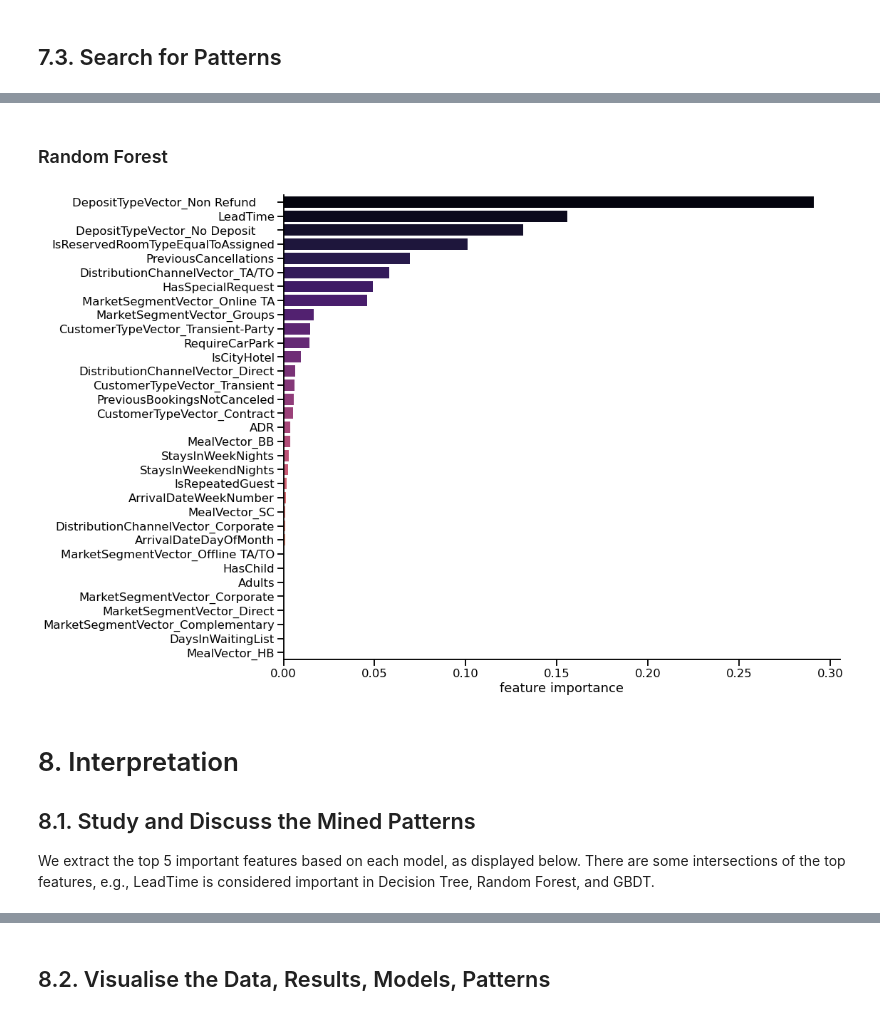
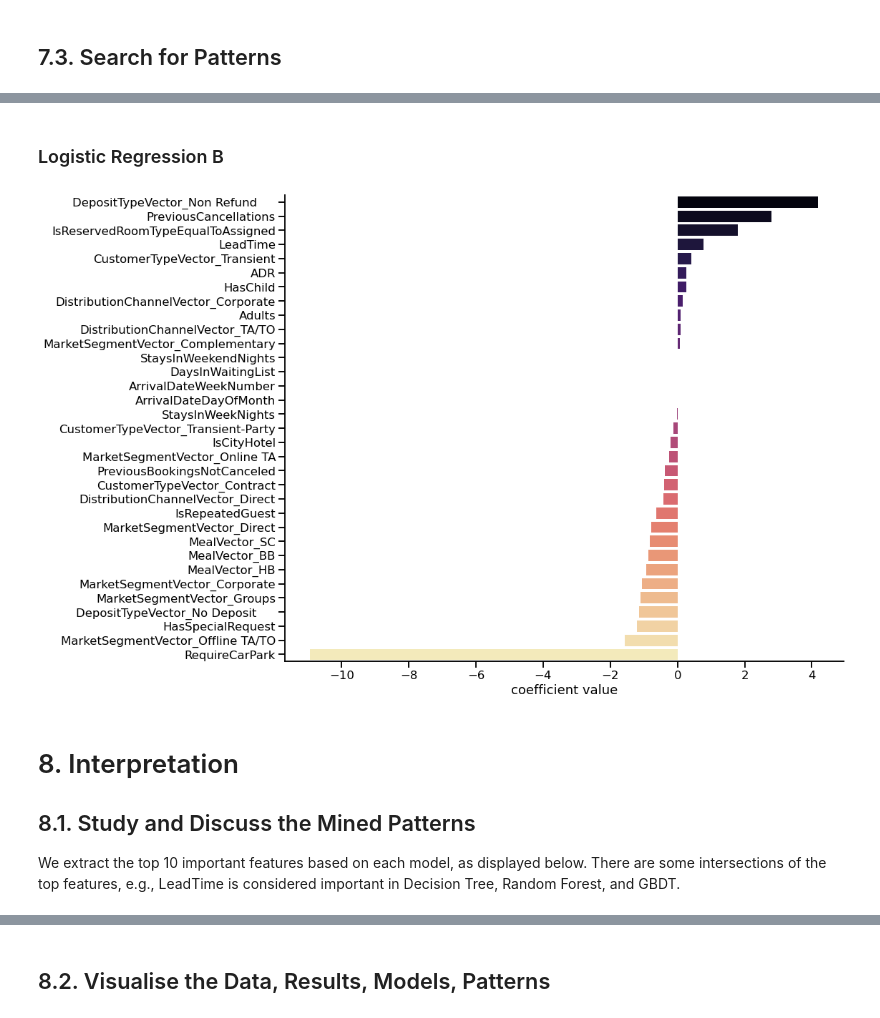
Before and after one commit to elvyna/hotel-booking-cancellation, a Jupyter notebook: 2-data-mining-iter2.ipynb, the cells around one changed output, grey strips where cells are left out. Cells and saved outputs as stored; diff of their text form; code cells hidden in the pictures.

```diff
--- a/2-data-mining-iter2.ipynb
+++ b/2-data-mining-iter2.ipynb
@@ -346,0 +278,24 @@ Py4JJavaError: An error occurred while calling o275.fit.
+# %%
+from pyspark.ml.pipeline import PipelineModel
+from os import path
+from pyspark.ml.classification import LogisticRegression
+
+## If model has been trained, read pickled model via pipeline api
+## If not, train the model and store the pickled model
+LOGRES2_MODEL_PATH = 'model/logistic_regression_iter2_tweak-b/'
+
+if path.exists(LOGRES2_MODEL_PATH):
+    cv_logres2 = PipelineModel.load(LOGRES2_MODEL_PATH)
+else:
+    logres2 = LogisticRegression(
+        maxIter = 100,
+        regParam = 0,
+        elasticNetParam = 0,
+        aggregationDepth = 5,
+        family = 'binomial',
+        labelCol = 'IsCanceled'
+    )
+
+    cv_logres2 = kfold_cv(df_train, target_colname = 'IsCanceled', clf = logres2, k = 5)
+    ## Save trained model
+    cv_logres2.bestModel.save(LOGRES2_MODEL_PATH)
@@ -423,28 +394,29 @@ plot_feature_importance_score(logres_coef, xlabel = 'coefficient value')
-# %% [markdown]
-### Random Forest
+# %% [markdown]
+### Logistic Regression B
 # %%
 ## Extract feature, depends on it is the best model that are loaded from pickled file
 ## or a newly trained model (still in the form of CrossValidatorModel)
 
-if (type(cv_rf) == pyspark.ml.tuning.CrossValidatorModel):
-    feature_value = cv_rf.bestModel.stages[-1].featureImportances
-elif (type(cv_rf) == pyspark.ml.pipeline.PipelineModel):
-    feature_value = cv_rf.stages[-1].featureImportances
+if (type(cv_logres2) == pyspark.ml.tuning.CrossValidatorModel):
+    feature_value = cv_logres2.bestModel.stages[-1].coefficients
+elif (type(cv_logres2) == pyspark.ml.pipeline.PipelineModel):
+    feature_value = cv_logres2.stages[-1].coefficients
 
-rf_features = get_feature_importance_score(
+logres2_coef = get_feature_importance_score(
     feature_importance = feature_value,
     spark_df = df_train_assembled,
     feature_colname = 'features'
 )
+logres2_coef['score_abs'] = np.abs(logres2_coef['score'])
 
-plot_feature_importance_score(rf_features)
+plot_feature_importance_score(logres2_coef, xlabel = 'coefficient value')
 # %% [output]
-[figure, old version]
+[figure, new version]
 # %% [markdown]
 # 8. Interpretation
 
 ## 8.1. Study and Discuss the Mined Patterns
 
 
-We extract the top 5 important features based on each model, as displayed below. There are some intersections of the top features, e.g., LeadTime is considered important in Decision Tree, Random Forest, and GBDT.
+We extract the top 10 important features based on each model, as displayed below. There are some intersections of the top features, e.g., LeadTime is considered important in Decision Tree, Random Forest, and GBDT.
 # %%
```
Also changed, not shown: parts of 39 cells of this notebook.
